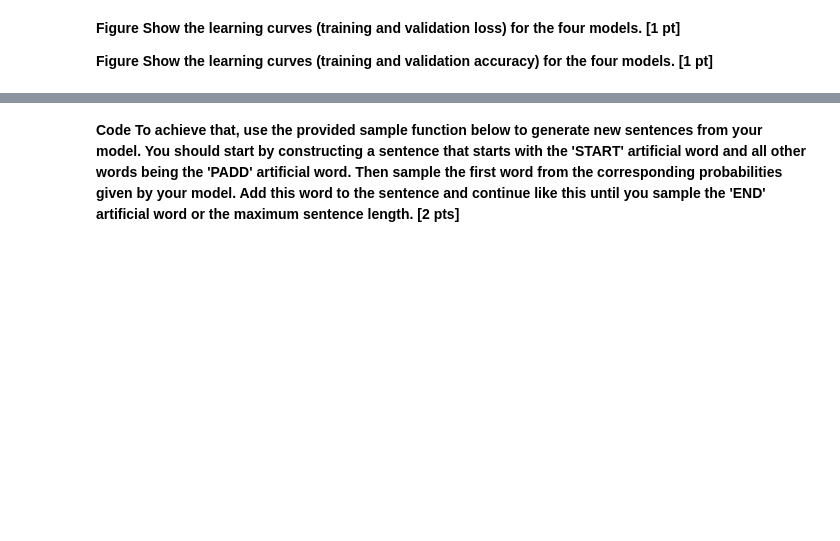
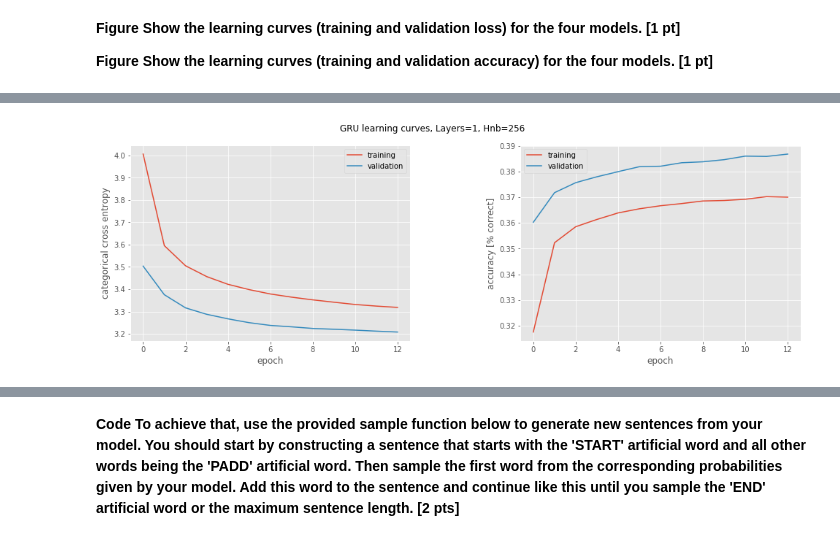
Before and after one commit to devavratTomar/ann_proj2, a Jupyter notebook: miniproject2_ChatBot.ipynb, the cells around one changed output, grey strips where cells are left out. Cells and saved outputs as stored; diff of their text form; code cells hidden in the pictures; blank space fills up the shorter version.

```diff
--- a/miniproject2_ChatBot.ipynb
+++ b/miniproject2_ChatBot.ipynb
@@ -856,0 +982,4 @@ append_run_language_model(nb_tokens,
+# %%
+fig_GRU_256_1_logs = plot_history(GRU_256_1_logs, "GRU learning curves, Layers=1, Hnb=256")
+# %% [output]
+[figure, added]
```
Also changed, not shown: parts of 32 cells of this notebook, 12 other files.
